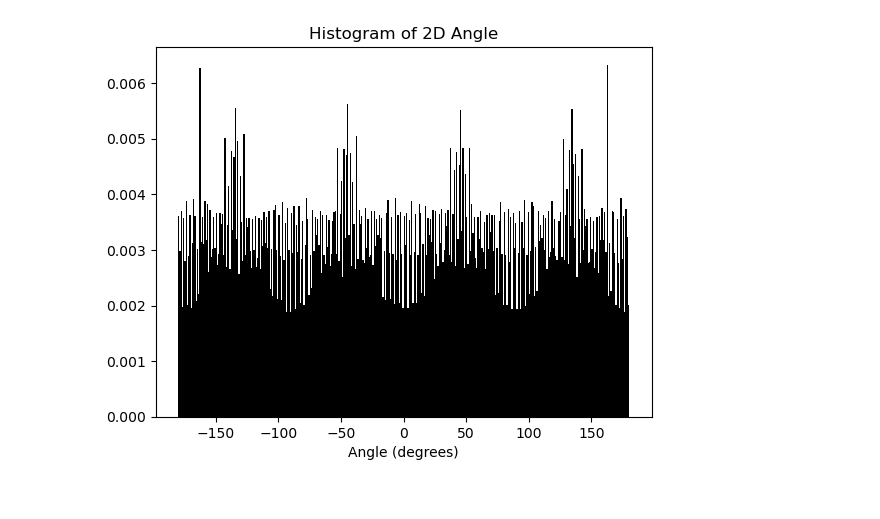
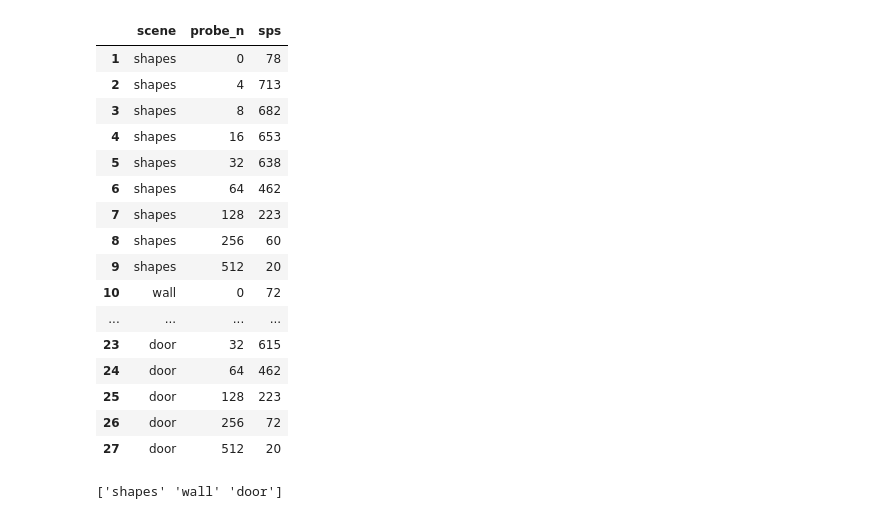
Before and after one commit to AustinMaddison/2D-GI, a Jupyter notebook: notebook/benchmarks.ipynb, the cells around one changed output. Saved outputs shown, nothing was run; the diff lists cells and outputs as text; code cells hidden in the pictures.

```diff
--- a/notebook/benchmarks.ipynb
+++ b/notebook/benchmarks.ipynb
@@ -27,52 +0,0 @@ data = [
-# %%
-def image_to_2D_angle(image):
-
-    angles = np.zeros((image.shape[0], image.shape[1]))
-    for i in range(image.shape[0]):
-        for j in range(image.shape[1]):
-            # get the RGB values
-            r =( image[i][j][0]*2.) - 1.
-            g =( image[i][j][1]*2.) - 1.
-
-            # get the angle
-            angle = np.arctan2(g, r) * 180 / np.pi
-            # store the angle
-            angles[i][j] = angle
-
-    return angles
-
-def plot_angle_histogram(angles):
-    plt.hist(angles.flatten(), density=True, bins=360, range=(-180, 180), color='k')
-    #label the axes
-    plt.xlabel("Angle (degrees)")
-    plt.ylabel
-    ("Frequency")
-    #label the figure
-    plt.title("Histogram of 2D Angle")
-    plt.show()
-
-# apply the functions
-image = plt.imread("snapshot_281_1024_125-2-6-1-36-51.png")
-direction = image_to_2D_angle(image)
-plt.hist(direction.flatten(), density=True, bins=360, range=(-180, 180), color='k')
-#label the axes
-plt.xlabel("Angle (degrees)")
-plt.ylabel
-("Frequency")
-#label the figure
-plt.title("Histogram of 2D Angle")
-plt.savefig("histogram1.png")
-
-
-image = plt.imread("snapshot_470_1024_125-2-6-1-36-29.png")
-direction = image_to_2D_angle(image)
-plt.hist(direction.flatten(), density=True, bins=360, range=(-180, 180), color='k')
-#label the axes
-plt.xlabel("Angle (degrees)")
-plt.ylabel
-("Frequency")
-#label the figure
-plt.title("Histogram of 2D Angle")
-plt.savefig("histogram2.png")
-# %% [output]
-[figure, removed]
@@ -78,0 +14,28 @@ plt.savefig("histogram2.png")
+# %%
+data = pd.read_csv('data.csv', header=None)
+data.columns = data.iloc[0]
+data = data[1:]
+data
+# %% [output]
+|  | scene | probe_n | sps |
+| 1 | shapes | 0 | 78 |
+| 2 | shapes | 4 | 713 |
+| 3 | shapes | 8 | 682 |
+| 4 | shapes | 16 | 653 |
+| 5 | shapes | 32 | 638 |
+| 6 | shapes | 64 | 462 |
+| 7 | shapes | 128 | 223 |
+| 8 | shapes | 256 | 60 |
+| 9 | shapes | 512 | 20 |
+| 10 | wall | 0 | 72 |
+| ... | ... | ... | ... |
+| 23 | door | 32 | 615 |
+| 24 | door | 64 | 462 |
+| 25 | door | 128 | 223 |
+| 26 | door | 256 | 72 |
+| 27 | door | 512 | 20 |
+# %%
+unique_scenes = data['scene'].unique()
+print(unique_scenes)
+# %% [output]
+['shapes' 'wall' 'door']
```
Also changed, not shown: parts of 4 cells of this notebook, 9 other files.
